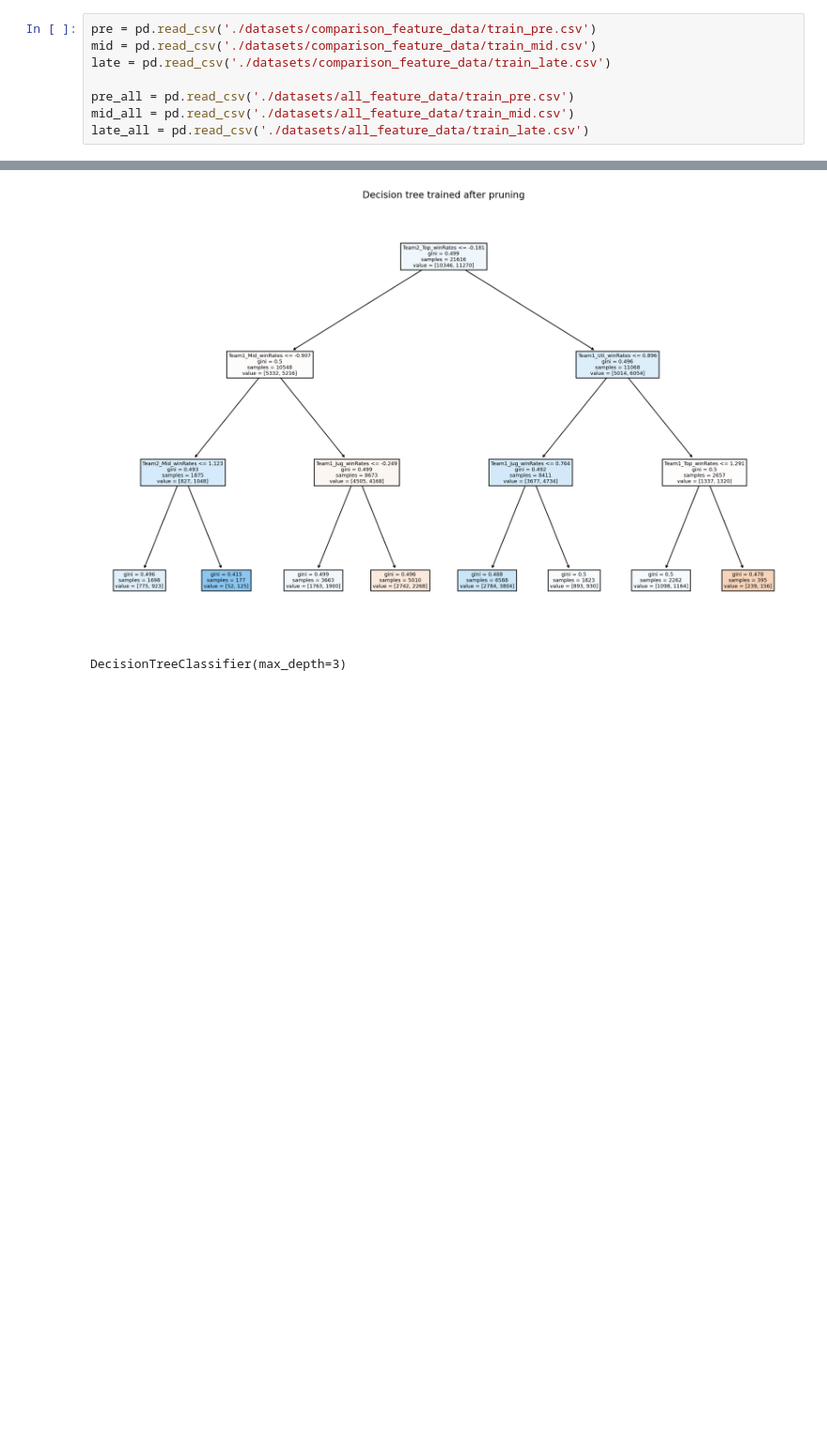
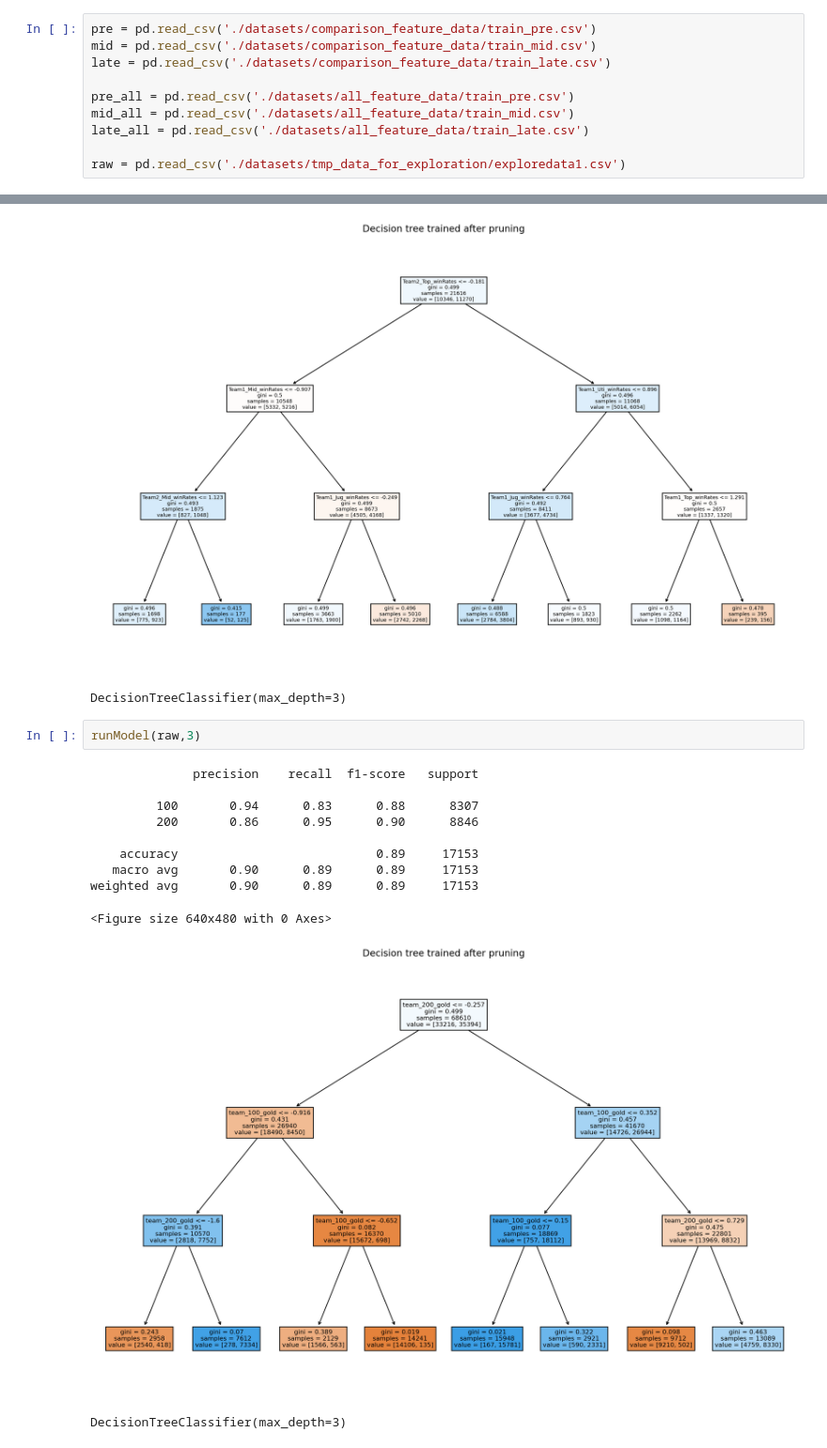
Before and after one commit to Jiawei-oukai/MachinLearning-LOL_Gaming, a Jupyter notebook: DecisionTree.ipynb, the cells around one changed output, grey strips where cells are left out. Shown at 94% size. Cells and saved outputs as stored; diff of their text form; blank space fills up the shorter version.

```diff
--- a/DecisionTree.ipynb
+++ b/DecisionTree.ipynb
@@ -29,6 +29,8 @@ late = pd.read_csv('./datasets/comparison_feature_data/train_late.csv')
 pre_all = pd.read_csv('./datasets/all_feature_data/train_pre.csv')
 mid_all = pd.read_csv('./datasets/all_feature_data/train_mid.csv')
 late_all = pd.read_csv('./datasets/all_feature_data/train_late.csv')
+
+raw = pd.read_csv('./datasets/tmp_data_for_exploration/exploredata1.csv')
 # %%
 def runModel(data_train,max_depth):
     X_train, Y_train = data_train.drop(['TeamVictory'],axis=1),data_train[['TeamVictory']]
@@ -177,3 +179,17 @@ weighted avg       0.52      0.52      0.49      5404
 <Figure size 640x480 with 0 Axes>
 [figure]
 DecisionTreeClassifier(max_depth=3)
+# %%
+runModel(raw,3)
+# %% [output]
+              precision    recall  f1-score   support
+
+         100       0.94      0.83      0.88      8307
+         200       0.86      0.95      0.90      8846
+
+    accuracy                           0.89     17153
+   macro avg       0.90      0.89      0.89     17153
+weighted avg       0.90      0.89      0.89     17153
+<Figure size 640x480 with 0 Axes>
+[figure, added]
+DecisionTreeClassifier(max_depth=3)
```
Also changed, not shown: 1 other file.
